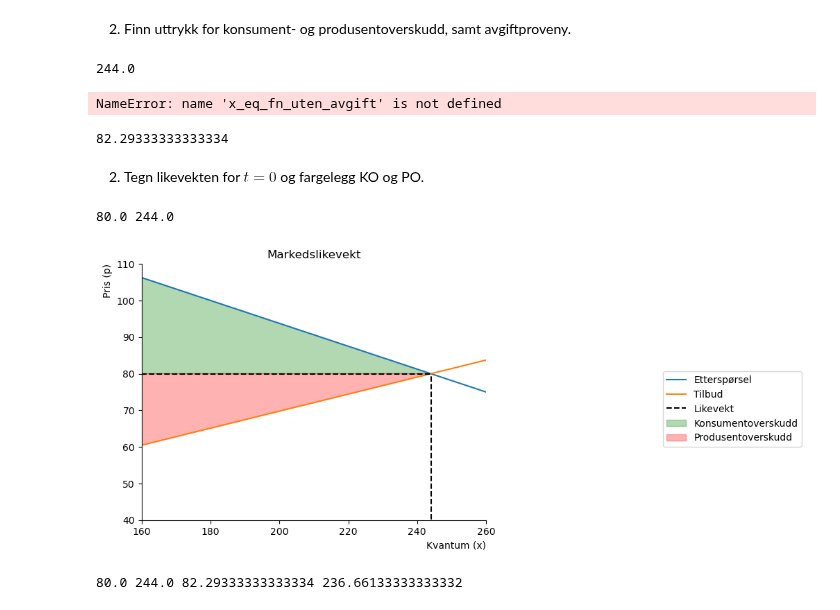
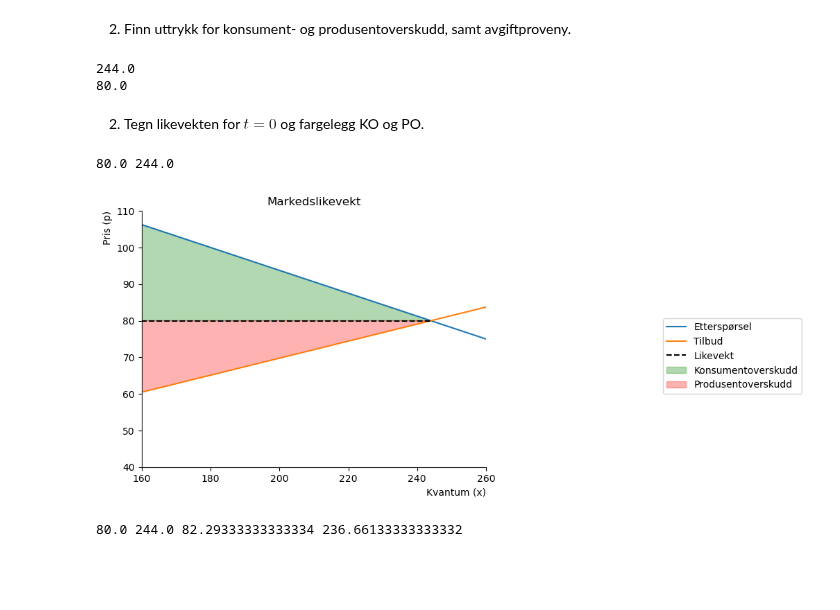
Before and after one commit to Danieljoha/Sok-1006, a Jupyter notebook: Arbeidskrav_3.ipynb, the cells around one changed output. Saved outputs shown, nothing was run; the diff lists cells and outputs as text; code cells hidden in the pictures; blank space fills up the shorter version.

```diff
--- a/Arbeidskrav_3.ipynb
+++ b/Arbeidskrav_3.ipynb
@@ -83,24 +83,24 @@ p_eq_fn(0,0)
 p_eq_fn_uten_avgift = p_eq_fn(0,0)
 p_eq_fn_med_avgift = p_eq_fn(4,0)
 
+
+
+x_eq_fn=sp.lambdify(
+    (t,p),
+    kvantum_eq
+)
+
+x_eq_fn(t,p)
+x_eq_fn_uten_avgift = x_eq_fn(0,0)
+x_eq_fn_med_avgift = x_eq_fn(4,0)
+
+x_eq_fn_med_avgift
+
 print(p_eq_fn_uten_avgift)
 print(x_eq_fn_uten_avgift)
 # %% [output]
 244.0
+80.0
-NameError: name 'x_eq_fn_uten_avgift' is not defined
-# %%
-x_eq_fn=sp.lambdify(
-    (t,p),
-    kvantum_eq
-)
-
-x_eq_fn(t,p)
-x_eq_fn_uten_avgift = x_eq_fn(0,0)
-x_eq_fn_med_avgift = x_eq_fn(4,0)
-
-x_eq_fn_med_avgift
-# %% [output]
-82.29333333333334
 # %% [markdown]
 2. Tegn likevekten for $t=0$ og fargelegg KO og PO.
 # %%
@@ -128,39 +128,34 @@ fig, ax = create_ax()
 # plott funksjonen
 
 ax.plot(x_num, demand(x_num), label='Etterspørsel')
 #ax.plot(x_num, supply(x_num, 4), label='Tilbud med avgift')
 ax.plot(x_num, supply(x_num, 0), label='Tilbud')
 
 
 
 
 ax.hlines(x_eq_fn_uten_avgift,0,p_eq_fn_uten_avgift, color='black',ls='dashed', label="Likevekt")
-ax.vlines(p_eq_fn_uten_avgift,0,x_eq_fn_uten_avgift, color='black',ls='dashed')
-
-
-#ax.vlines(x_eq_fn_med_avgift,0,p_eq_fn_med_avgift, color='black',ls='dashed')
-#ax.hlines(p_eq_fn_med_avgift,0,x_eq_fn_med_avgift, color='black',ls='dashed')
 
 
 # tittel
 ax.set_title('Markedslikevekt')
 
 #vis navnene:
 ax.legend(bbox_to_anchor=(1.5,0.6));
 
 
 
 
 
 
 ax.fill_between(q, x_eq_fn_uten_avgift, demand(q), q, color = "green",alpha = 0.3,label='Konsumentoverskudd')
 ax.fill_between(q, supply(q, 0), x_eq_fn_uten_avgift, color = "red",alpha = 0.3,label='Produsentoverskudd')
 
 ax.legend(bbox_to_anchor=(1.5,0.6))
 print(x_eq_fn_uten_avgift, p_eq_fn_uten_avgift)
 # %% [output]
 80.0 244.0
-[figure, old version]
+[figure, new version]
 # %%
 x_num=np.linspace(0.1,100,100)
 q = np.linspace(0,p_eq_fn_uten_avgift,100)
```
